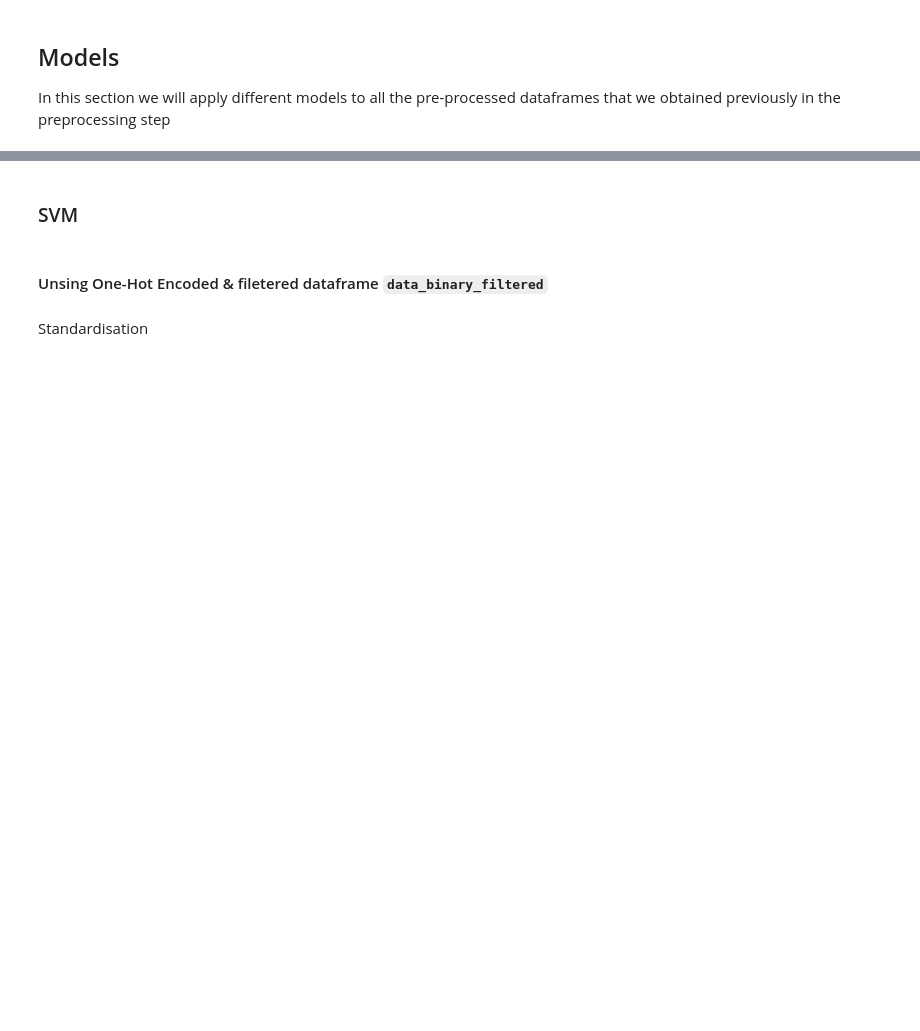
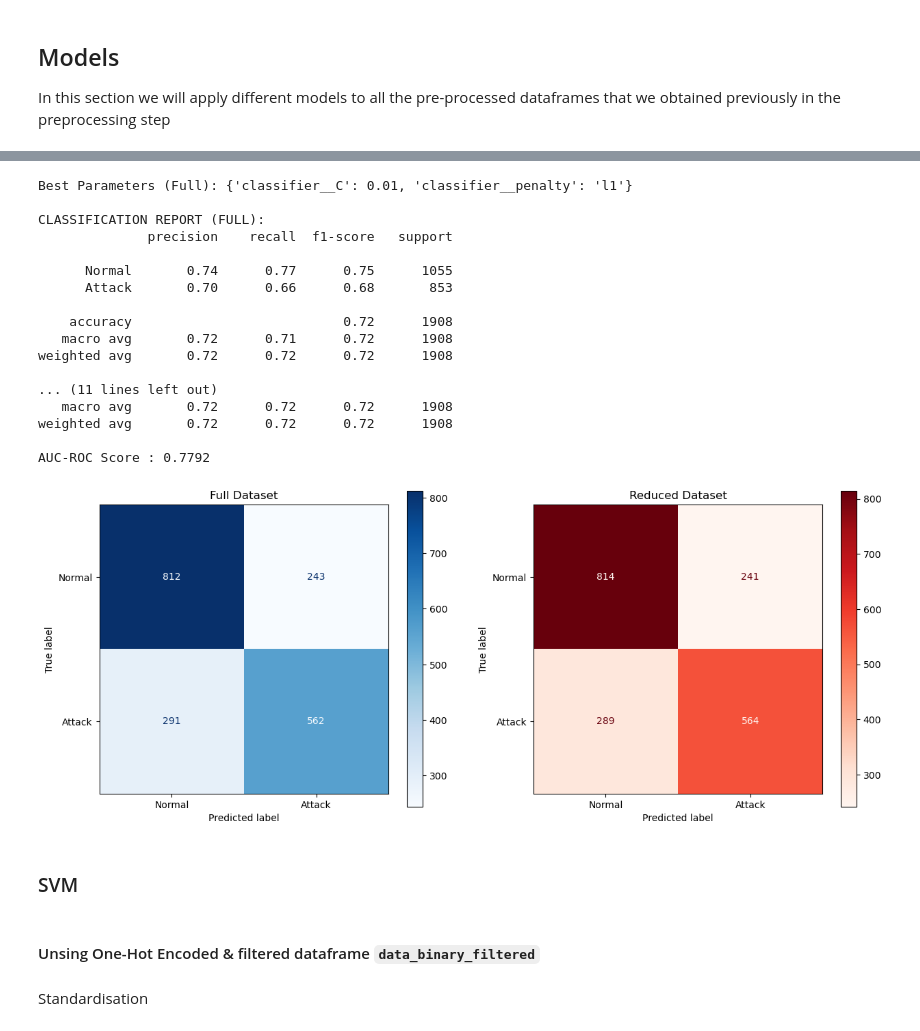
Before and after one commit to mangoshaker/Cybersecurity-Intrusion-Detection, a Jupyter notebook: Prediction.ipynb, the cells around one changed output, grey strips where cells are left out. Saved outputs shown, nothing was run; the diff lists cells and outputs as text; code cells hidden in the pictures; blank space fills up the shorter version.

```diff
--- a/Prediction.ipynb
+++ b/Prediction.ipynb
@@ -159,7 +573,83 @@ In this section we will apply different models to all the pre-processed datafram
+# %%
+## Pipeline
+param_grid = {
+    'classifier__C': [0.01, 0.1, 1, 10, 100],
+    'classifier__penalty': ['l1', 'l2']
+}
+
+from sklearn.linear_model import LogisticRegression
+from sklearn.model_selection import GridSearchCV
+from sklearn.metrics import classification_report, roc_auc_score, ConfusionMatrixDisplay
+# Full model
+pipeline_lr = Pipeline([
+    ('preprocessor', preprocessor), # Utilise le preprocessor complet
+    ('classifier', LogisticRegression(max_iter=1000, solver='liblinear', random_state=42))
+])
+
+grid_search = GridSearchCV(pipeline_lr, param_grid, cv=5, scoring='recall', n_jobs=-1)
+grid_search.fit(X_train, y_train)
+
+best_model_full = grid_search.best_estimator_ # Je renomme pour pas écraser la variable
+y_pred = best_model_full.predict(X_test)
+y_proba = best_model_full.predict_proba(X_test)[:, 1]
+
+# Reduced model
+pipeline_lr_reduced = Pipeline([
+    ('preprocessor', preprocessor_reduced), # <--- ATTENTION : Utiliser le preprocessor réduit
+    ('classifier', LogisticRegression(max_iter=1000, solver='liblinear', random_state=42))
+])
+
+grid_search_reduced = GridSearchCV(pipeline_lr_reduced, param_grid, cv=5, scoring='recall', n_jobs=-1)
+grid_search_reduced.fit(X_train_reduced, y_train_reduced)
+
+best_model_reduced = grid_search_reduced.best_estimator_
+y_pred_reduced = best_model_reduced.predict(X_test_reduced)
+y_proba_reduced = best_model_reduced.predict_proba(X_test_reduced)[:, 1]
+
+#Classification reports
+print(f"\nBest Parameters (Full): {grid_search.best_params_}")
+print("\nCLASSIFICATION REPORT (FULL):")
+print(classification_report(y_test, y_pred, target_names=['Normal', 'Attack']))
+print(f"AUC-ROC Score : {roc_auc_score(y_test, y_proba):.4f}")
+
+print(f"\nBest Parameters (Reduced): {grid_search_reduced.best_params_}")
+print("\nCLASSIFICATION REPORT (REDUCED):")
+print(classification_report(y_test_reduced, y_pred_reduced, target_names=['Normal', 'Attack']))
+print(f"AUC-ROC Score : {roc_auc_score(y_test_reduced, y_proba_reduced):.4f}")
+
+# Confusion Matrices
+fig, axes = plt.subplots(1, 2, figsize=(15, 6))
+
+ConfusionMatrixDisplay.from_predictions(y_test, y_pred, display_labels=['Normal', 'Attack'], cmap='Blues', ax=axes[0])
+axes[0].set_title("Full Dataset")
+
+ConfusionMatrixDisplay.from_predictions(y_test_reduced, y_pred_reduced, display_labels=['Normal', 'Attack'], cmap='Reds', ax=axes[1])
+axes[1].set_title("Reduced Dataset")
+
+plt.show()
+# %% [output]
+Best Parameters (Full): {'classifier__C': 0.01, 'classifier__penalty': 'l1'}
+
+CLASSIFICATION REPORT (FULL):
+              precision    recall  f1-score   support
+
+      Normal       0.74      0.77      0.75      1055
+      Attack       0.70      0.66      0.68       853
+
+    accuracy                           0.72      1908
+   macro avg       0.72      0.71      0.72      1908
+weighted avg       0.72      0.72      0.72      1908
+
+... (11 lines left out)
+   macro avg       0.72      0.72      0.72      1908
+weighted avg       0.72      0.72      0.72      1908
+
+AUC-ROC Score : 0.7792
+[figure, added]
 # %% [markdown]
 ### SVM
 # %% [markdown]
-#### Unsing One-Hot Encoded & filetered dataframe `data_binary_filtered`
+#### Unsing One-Hot Encoded & filtered dataframe `data_binary_filtered`
 # %%
 from sklearn.model_selection import train_test_split
 
```
Also changed, not shown: parts of 74 cells of this notebook.
